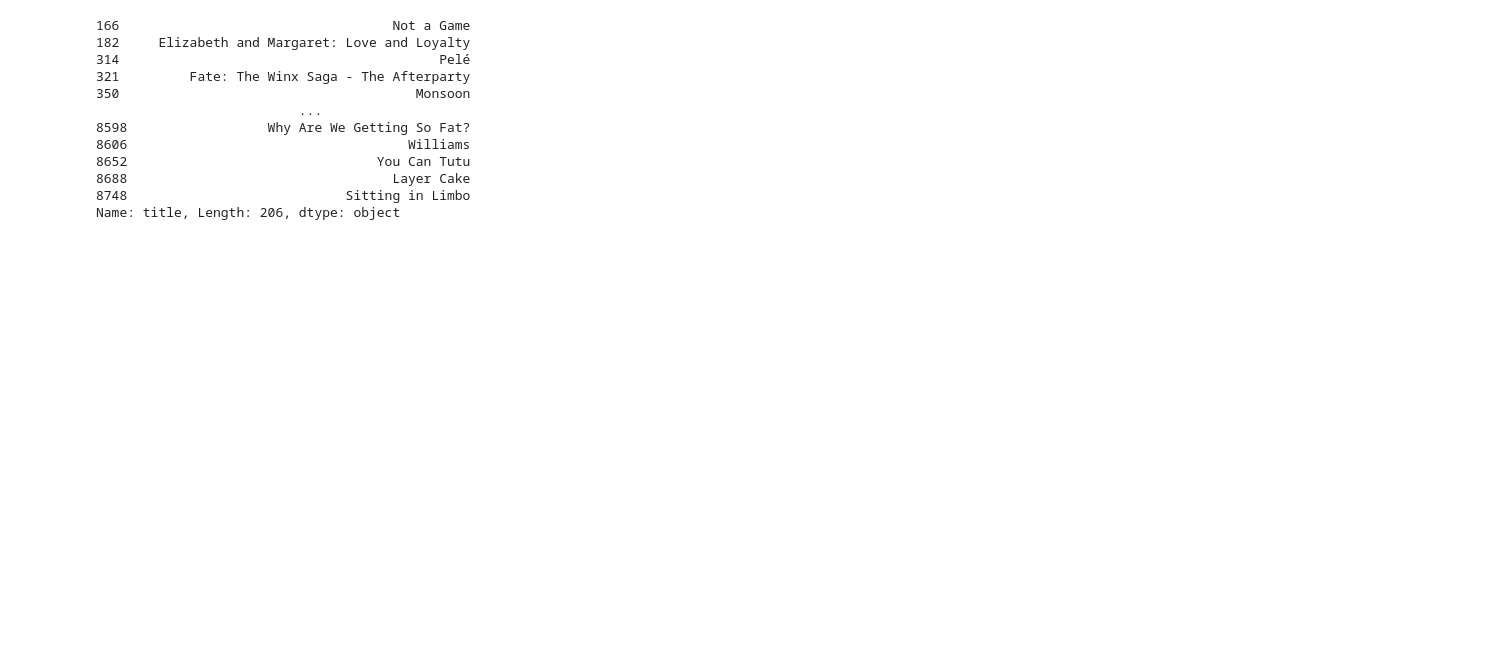
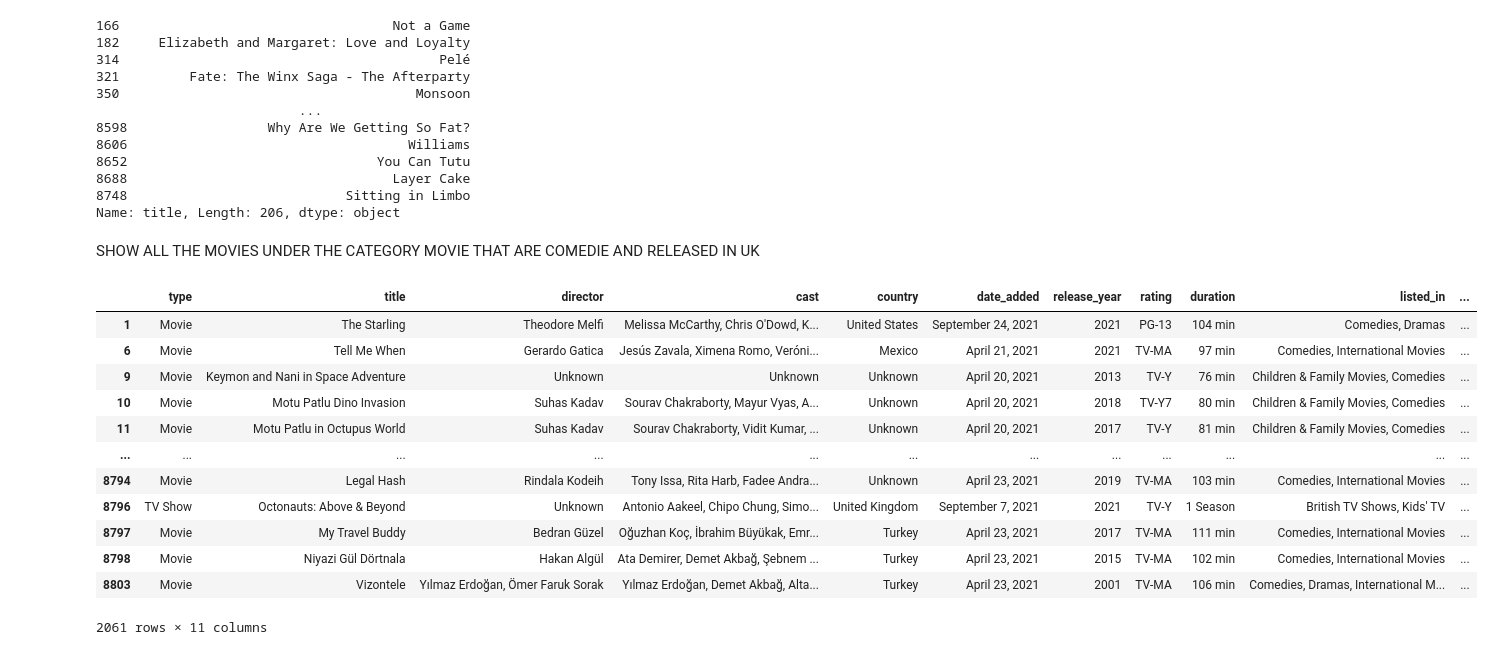
Before and after one commit to lewah/mangosplit, a Jupyter notebook: Netflix_project/exploration_netflix_data.ipynb, the cells around one changed output. Cells and saved outputs as stored; diff of their text form; code cells hidden in the pictures; blank space fills up the shorter version.

Commit message:
data exploration

```diff
--- a/Netflix_project/exploration_netflix_data.ipynb
+++ b/Netflix_project/exploration_netflix_data.ipynb
@@ -167,3 +167,31 @@ netflix_data[(netflix_data['type'] == 'Movie') & (netflix_data['country'] == 'Un
 8688                                  Layer Cake
 8748                            Sitting in Limbo
 Name: title, Length: 206, dtype: object
+# %% [markdown]
+SHOW ALL THE MOVIES UNDER THE CATEGORY MOVIE THAT ARE COMEDIE AND RELEASED IN UK
+# %%
+# netflix_data[(netflix_data['listed_in'].isin(['Comedies']) ) & (netflix_data['type'] == 'Movie') & (netflix_data['country'] == 'United Kingdom') ]
+
+# Filtering the string Comedies in the column 'listed_in'
+# netflix_data[ (netflix_data['listed_in'].str.contains('Comedies', case=False)) ] #2255 rows
+
+# Filtering the string Comedies in the column 'listed_in' and is a  Movie
+# netflix_data[ (netflix_data['listed_in'].str.contains('Comedies', case=False)) & (netflix_data['type'] == 'Movie')] #1674 rows
+
+# Filtering the string Comedies in the column 'listed_in' and is a  Movie  or coutry is UK
+# The first conditions before or will be checked if its TRUE in not the OR condition will run
+netflix_data[ (netflix_data['listed_in'].str.contains('Comedies', case=False)) & (netflix_data['type'] == 'Movie')| (netflix_data['country'] == 'United Kingdom')] #2061 rows
+# %% [output]
+|  | type | title | director | cast | country | date_added | release_year | rating | duration | listed_in | ... |
+| 1 | Movie | The Starling | Theodore Melfi | Melissa McCarthy, Chris O'Dowd, K... | United States | September 24, 2021 | 2021 | PG-13 | 104 min | Comedies, Dramas | ... |
+| 6 | Movie | Tell Me When | Gerardo Gatica | Jesús Zavala, Ximena Romo, Veróni... | Mexico | April 21, 2021 | 2021 | TV-MA | 97 min | Comedies, International Movies | ... |
+| 9 | Movie | Keymon and Nani in Space Adventure | Unknown | Unknown | Unknown | April 20, 2021 | 2013 | TV-Y | 76 min | Children & Family Movies, Comedies | ... |
+| 10 | Movie | Motu Patlu Dino Invasion | Suhas Kadav | Sourav Chakraborty, Mayur Vyas, A... | Unknown | April 20, 2021 | 2018 | TV-Y7 | 80 min | Children & Family Movies, Comedies | ... |
+| 11 | Movie | Motu Patlu in Octupus World | Suhas Kadav | Sourav Chakraborty, Vidit Kumar, ... | Unknown | April 20, 2021 | 2017 | TV-Y | 81 min | Children & Family Movies, Comedies | ... |
+| ... | ... | ... | ... | ... | ... | ... | ... | ... | ... | ... | ... |
+| 8794 | Movie | Legal Hash | Rindala Kodeih | Tony Issa, Rita Harb, Fadee Andra... | Unknown | April 23, 2021 | 2019 | TV-MA | 103 min | Comedies, International Movies | ... |
+| 8796 | TV Show | Octonauts: Above & Beyond | Unknown | Antonio Aakeel, Chipo Chung, Simo... | United Kingdom | September 7, 2021 | 2021 | TV-Y | 1 Season | British TV Shows, Kids' TV | ... |
+| 8797 | Movie | My Travel Buddy | Bedran Güzel | Oğuzhan Koç, İbrahim Büyükak, Emr... | Turkey | April 23, 2021 | 2017 | TV-MA | 111 min | Comedies, International Movies | ... |
+| 8798 | Movie | Niyazi Gül Dörtnala | Hakan Algül | Ata Demirer, Demet Akbağ, Şebnem ... | Turkey | April 23, 2021 | 2015 | TV-MA | 102 min | Comedies, International Movies | ... |
+| 8803 | Movie | Vizontele | Yılmaz Erdoğan, Ömer Faruk Sorak | Yılmaz Erdoğan, Demet Akbağ, Alta... | Turkey | April 23, 2021 | 2001 | TV-MA | 106 min | Comedies, Dramas, International M... | ... |
+2061 rows × 11 columns
```
